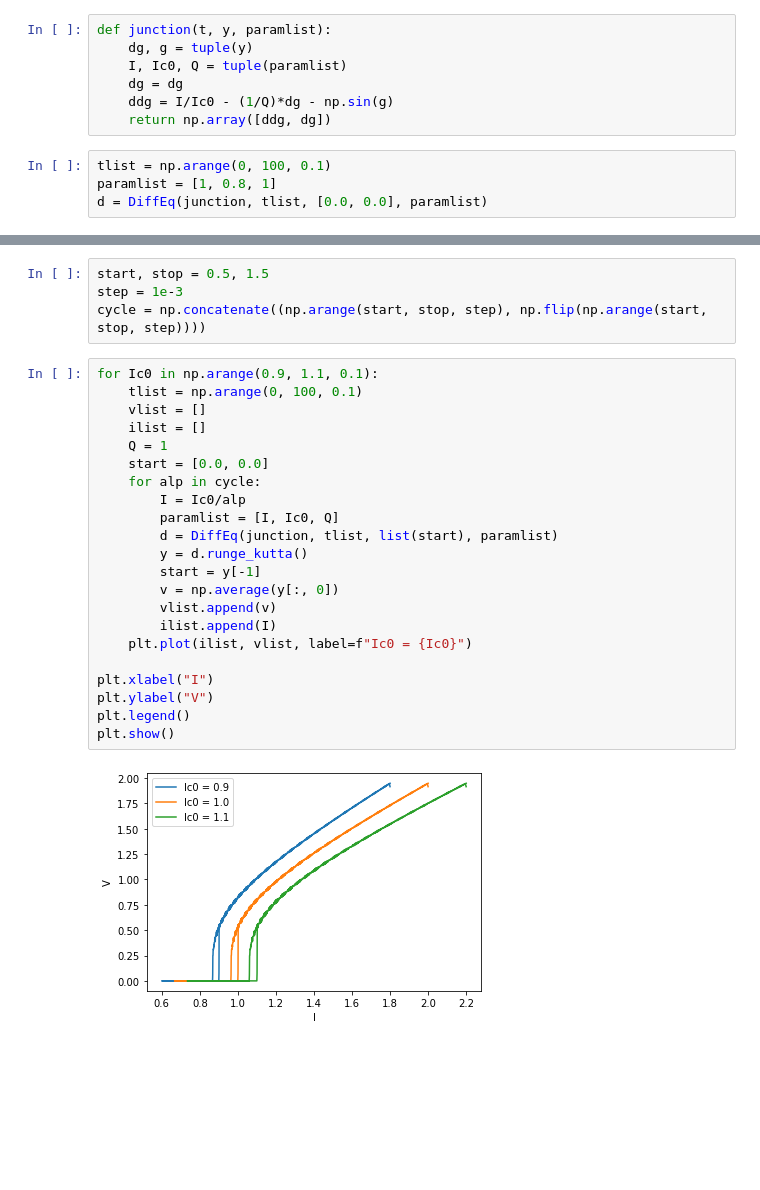
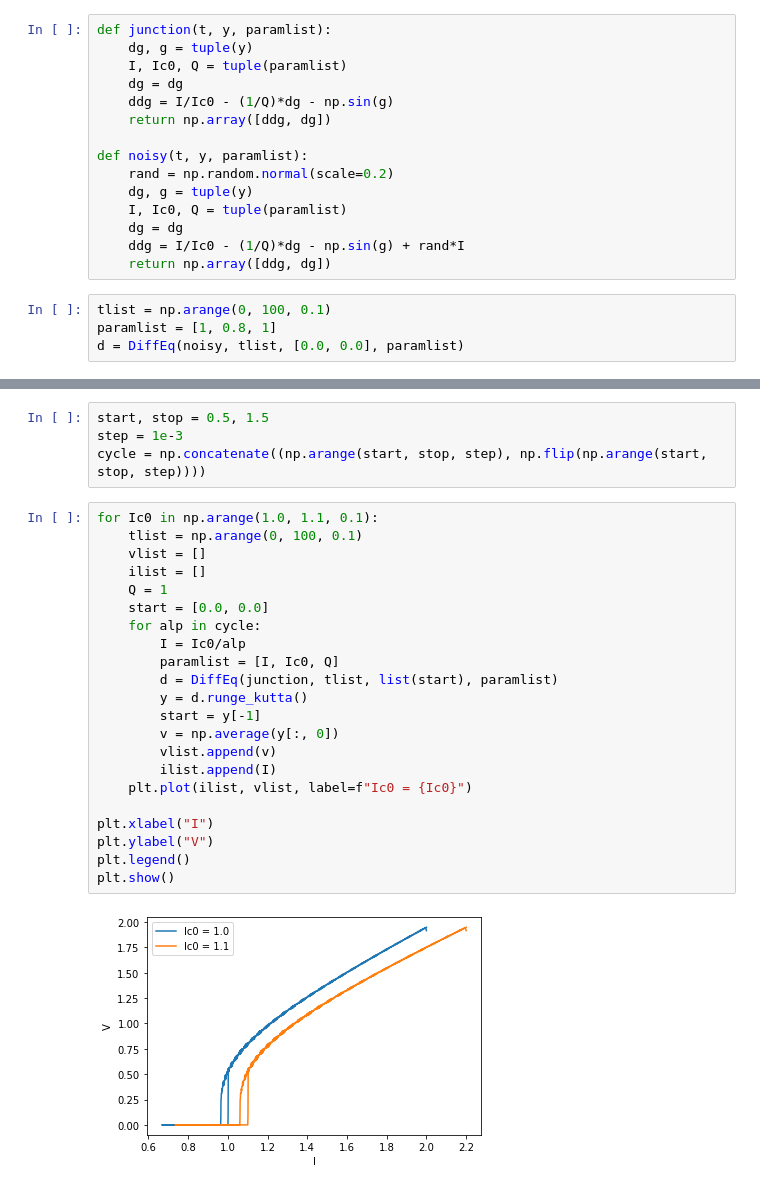
Before and after one commit to surelynottrue/P452-code, a Jupyter notebook: junction.ipynb, the cells around one changed output, grey strips where cells are left out. Saved outputs shown, nothing was run; the diff lists cells and outputs as text; blank space fills up the shorter version.

```diff
--- a/junction.ipynb
+++ b/junction.ipynb
@@ -8,10 +9,18 @@ def junction(t, y, paramlist):
     dg = dg
     ddg = I/Ic0 - (1/Q)*dg - np.sin(g)
     return np.array([ddg, dg])
+
+def noisy(t, y, paramlist):
+    rand = np.random.normal(scale=0.2)
+    dg, g = tuple(y)
+    I, Ic0, Q = tuple(paramlist)
+    dg = dg
+    ddg = I/Ic0 - (1/Q)*dg - np.sin(g) + rand*I
+    return np.array([ddg, dg])
 # %%
 tlist = np.arange(0, 100, 0.1)
 paramlist = [1, 0.8, 1]
-d = DiffEq(junction, tlist, [0.0, 0.0], paramlist)
+d = DiffEq(noisy, tlist, [0.0, 0.0], paramlist)
 # %%
 y = d.runge_kutta()
 # %%
@@ -28,26 +37,26 @@ start, stop = 0.5, 1.5
 step = 1e-3
 cycle = np.concatenate((np.arange(start, stop, step), np.flip(np.arange(start, stop, step))))
 # %%
-for Ic0 in np.arange(0.9, 1.1, 0.1):
+for Ic0 in np.arange(1.0, 1.1, 0.1):
     tlist = np.arange(0, 100, 0.1)
     vlist = []
     ilist = []
     Q = 1
     start = [0.0, 0.0]
     for alp in cycle:
         I = Ic0/alp
         paramlist = [I, Ic0, Q]
         d = DiffEq(junction, tlist, list(start), paramlist)
         y = d.runge_kutta()
         start = y[-1]
         v = np.average(y[:, 0])
         vlist.append(v)
         ilist.append(I)
     plt.plot(ilist, vlist, label=f"Ic0 = {Ic0}")
 
 plt.xlabel("I")
 plt.ylabel("V")
 plt.legend()
 plt.show()
 # %% [output]
-[figure, old version]
+[figure, new version]
```
Also changed, not shown: parts of 3 cells of this notebook.
